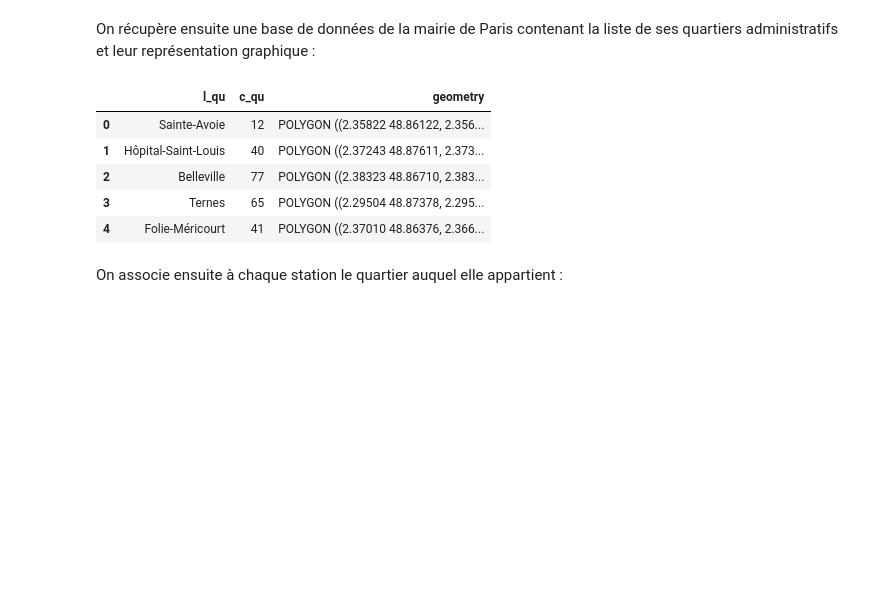
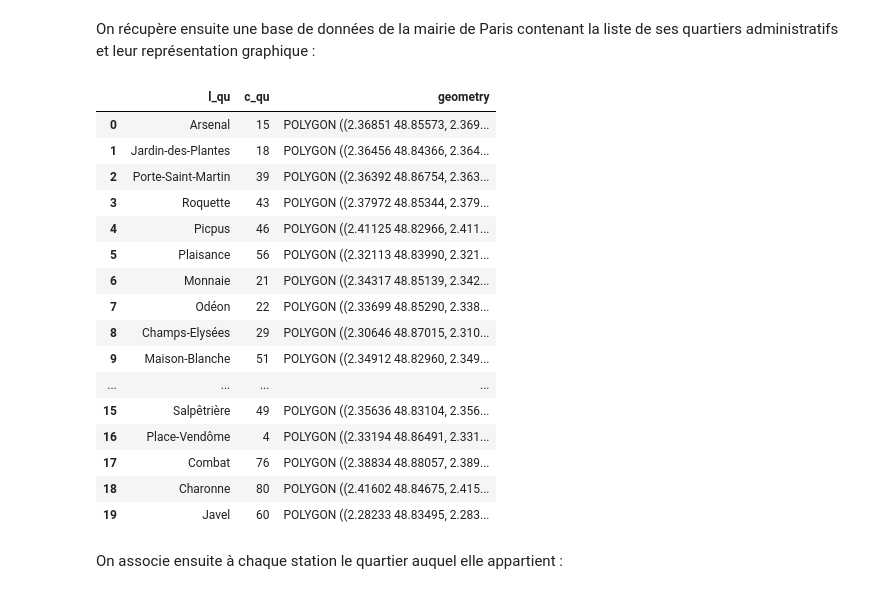
Before and after one commit to eric-vong/Projet-Python, a Jupyter notebook: Rapport.ipynb, the cells around one changed output. Drawn from its saved outputs; the diff is of its cells as text; code cells hidden in the pictures; blank space fills up the shorter version.

```diff
--- a/Rapport.ipynb
+++ b/Rapport.ipynb
@@ -201,14 +215,25 @@ On récupère ensuite une base de données de la mairie de Paris contenant la li
 quartiers_bruts = gpd.read_file('https://parisdata.opendatasoft.com/explore/dataset/quartier_paris/download/?format=geojson&timezone=Europe/Berlin&lang=fr')
 quartiers = quartiers_bruts[['l_qu','c_qu','geometry']]  #l_qu : nom du quartier ; c_qu : numéro du quartier
 # %%
-quartiers.head(5)
+quartiers.head()
 # %% [output]
 |  | l_qu | c_qu | geometry |
-| 0 | Sainte-Avoie | 12 | POLYGON ((2.35822 48.86122, 2.356... |
-| 1 | Hôpital-Saint-Louis | 40 | POLYGON ((2.37243 48.87611, 2.373... |
-| 2 | Belleville | 77 | POLYGON ((2.38323 48.86710, 2.383... |
-| 3 | Ternes | 65 | POLYGON ((2.29504 48.87378, 2.295... |
-| 4 | Folie-Méricourt | 41 | POLYGON ((2.37010 48.86376, 2.366... |
+| 0 | Arsenal | 15 | POLYGON ((2.36851 48.85573, 2.369... |
+| 1 | Jardin-des-Plantes | 18 | POLYGON ((2.36456 48.84366, 2.364... |
+| 2 | Porte-Saint-Martin | 39 | POLYGON ((2.36392 48.86754, 2.363... |
+| 3 | Roquette | 43 | POLYGON ((2.37972 48.85344, 2.379... |
+| 4 | Picpus | 46 | POLYGON ((2.41125 48.82966, 2.411... |
+| 5 | Plaisance | 56 | POLYGON ((2.32113 48.83990, 2.321... |
+| 6 | Monnaie | 21 | POLYGON ((2.34317 48.85139, 2.342... |
+| 7 | Odéon | 22 | POLYGON ((2.33699 48.85290, 2.338... |
+| 8 | Champs-Elysées | 29 | POLYGON ((2.30646 48.87015, 2.310... |
+| 9 | Maison-Blanche | 51 | POLYGON ((2.34912 48.82960, 2.349... |
+| ... | ... | ... | ... |
+| 15 | Salpêtrière | 49 | POLYGON ((2.35636 48.83104, 2.356... |
+| 16 | Place-Vendôme | 4 | POLYGON ((2.33194 48.86491, 2.331... |
+| 17 | Combat | 76 | POLYGON ((2.38834 48.88057, 2.389... |
+| 18 | Charonne | 80 | POLYGON ((2.41602 48.84675, 2.415... |
+| 19 | Javel | 60 | POLYGON ((2.28233 48.83495, 2.283... |
 # %% [markdown]
 On associe ensuite à chaque station le quartier auquel elle appartient :
 # %%
```
Also changed, not shown: parts of 14 cells of this notebook.
